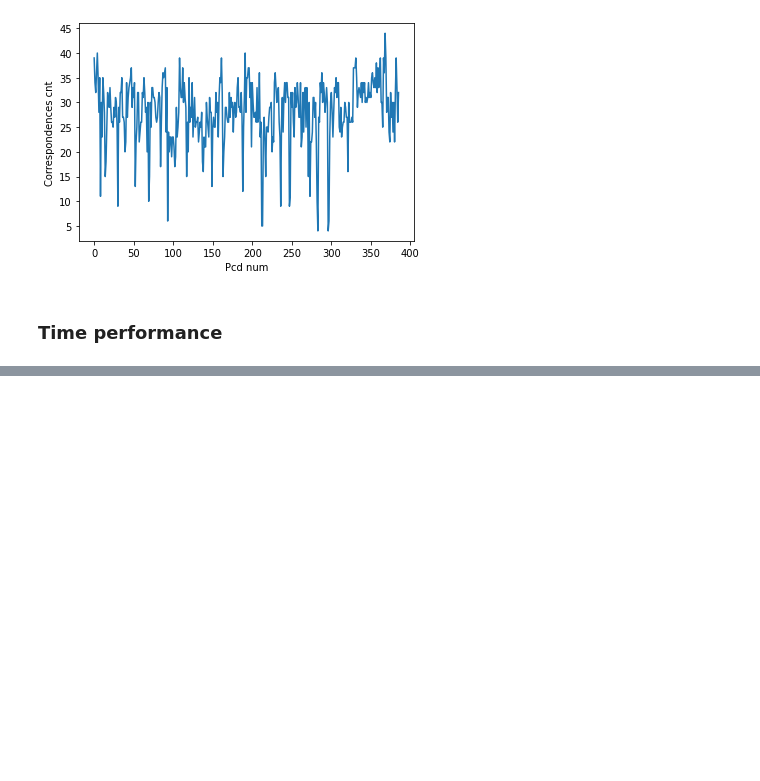
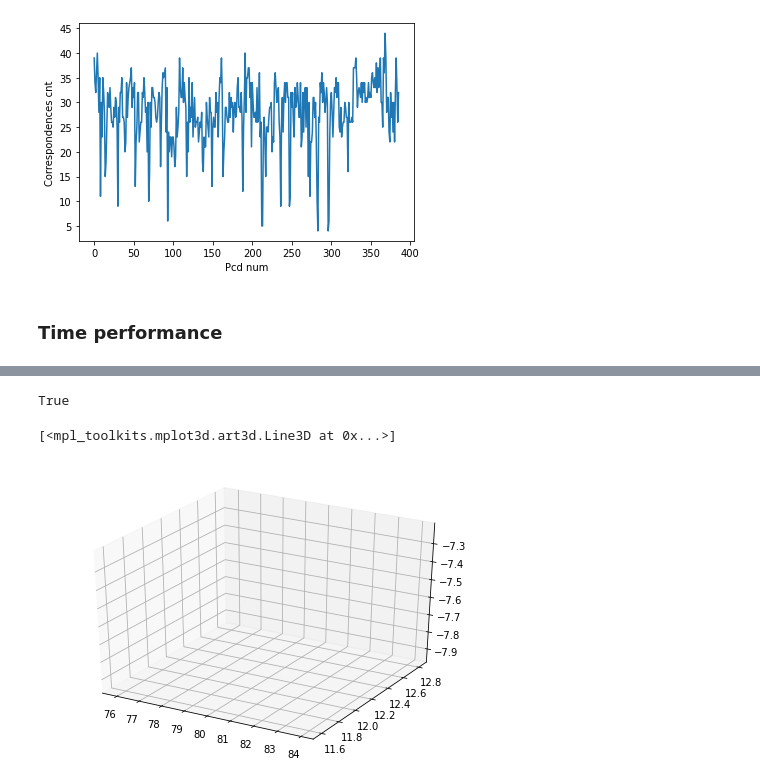
Before and after one commit to anastasiia-kornilova/lidar-slam-exp, a Jupyter notebook: SLAM_USIP_dist_assocoation/Keypoints SLAM.ipynb, the cells around one changed output, grey strips where cells are left out. Saved outputs shown, nothing was run; the diff lists cells and outputs as text; code cells hidden in the pictures; blank space fills up the shorter version.

```diff
--- a/SLAM_USIP_dist_assocoation/Keypoints SLAM.ipynb
+++ b/SLAM_USIP_dist_assocoation/Keypoints SLAM.ipynb
@@ -322,0 +421,12 @@ plt.show()
+# %%
+pcds_list = []
+for i, filename in enumerate(keypoint_files[:-1]):
+    filename_idx = filename.split('.')[0]
+    pcd = get_point_cloud(KITTI_PCDS_PATH + filename_idx + '.bin', is_keypoint=False)
+    T = slam.graph.get_estimated_state()[slam.poses_id[i]]
+    transformed_pcd = get_pcd_from_numpy(pcd).transform(T)
+    pcds_list.append(transformed_pcd)
+# %%
+main_pcd = pcds_list[0]
+for pcd in pcds_list[1:]:
+    main_pcd += pcd
@@ -322,0 +440,24 @@ plt.show()
+# %%
+pcds_list = []
+T_s = []
+for i, filename in enumerate(keypoint_files[:-1]):
+    filename_idx = filename.split('.')[0]
+    pcd = get_point_cloud(KITTI_PCDS_PATH + filename_idx + '.bin', is_keypoint=False)
+#     T = np.vstack((odometry[int(filename_idx)], np.array([0, 0, 0, 1])))
+    T = quat_to_transform(loam_odom[int(idx)])
+    T_s.append(T[:3, 3])
+    transformed_pcd = get_pcd_from_numpy(pcd).transform(T)
+    pcds_list.append(transformed_pcd)
+# %%
+downpcd = main_pcd.voxel_down_sample(voxel_size=1)
+o3d.io.write_point_cloud("loam_map_00.pcd", downpcd)
+# %% [output]
+True
+# %%
+x = []
+y = []
+z = []
+for T in T_s:
+    x.append(T[0])
+    y.append(T[1])
+    z.append(T[2])
@@ -322,0 +475,8 @@ plt.show()
+# %%
+fig = pyplot.figure()
+ax = Axes3D(fig)
+# ax.plot(x1, y1, z1)
+ax.plot(x, y, z)
+# %% [output]
+[<mpl_toolkits.mplot3d.art3d.Line3D at 0x...>]
+[figure, added]
```
Also changed, not shown: parts of 18 cells of this notebook.
